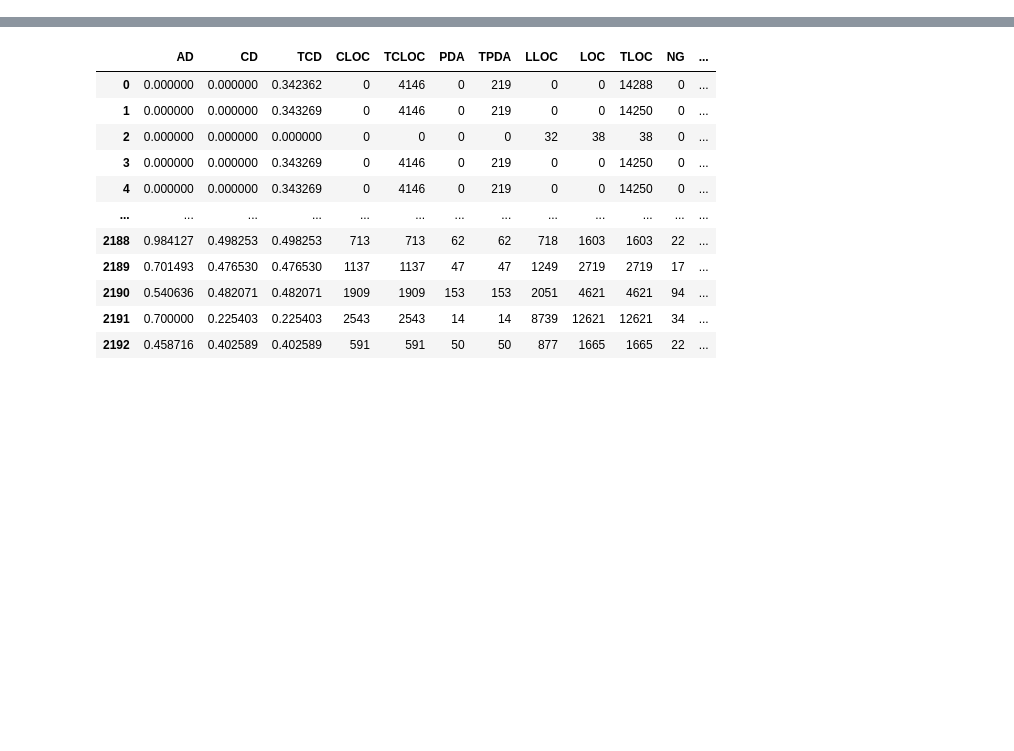
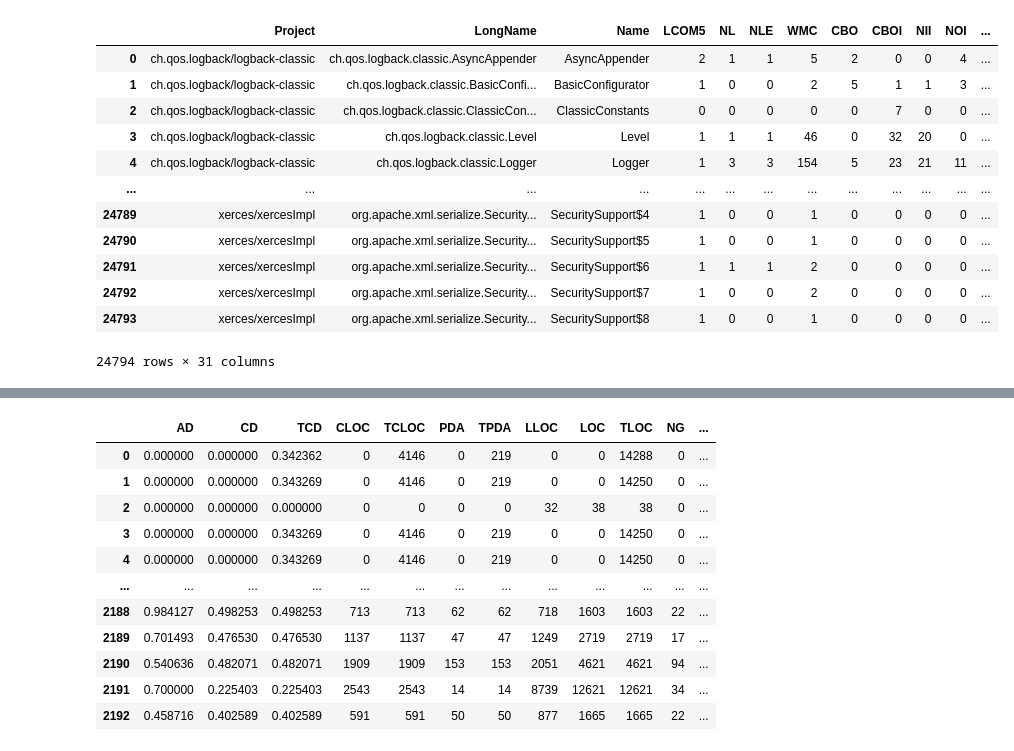
Before and after one commit to NeuralClassifier/ReusabilityRate_ML, a Jupyter notebook: CMPUT_663_ReuseRate_ML.ipynb, the cells around one changed output, grey strips where cells are left out. Cells and saved outputs as stored; diff of their text form; code cells hidden in the pictures; blank space fills up the shorter version.

```diff
--- a/CMPUT_663_ReuseRate_ML.ipynb
+++ b/CMPUT_663_ReuseRate_ML.ipynb
@@ -35,3 +35,18 @@ Unpacking objects: 100% (32/32), done.
 # %%
-df = pd.read_excel('/content/ReusabilityRate_ML/DataSets/packages.xlsx')
+df = pd.read_excel('/content/ReusabilityRate_ML/DataSets/classes.xlsx')
 df.drop(['Unnamed: 0'],axis=1,inplace=True)
+df
+# %% [output]
+|  | Project | LongName | Name | LCOM5 | NL | NLE | WMC | CBO | CBOI | NII | NOI | ... |
+| 0 | ch.qos.logback/logback-classic | ch.qos.logback.classic.AsyncAppender | AsyncAppender | 2 | 1 | 1 | 5 | 2 | 0 | 0 | 4 | ... |
+| 1 | ch.qos.logback/logback-classic | ch.qos.logback.classic.BasicConfi... | BasicConfigurator | 1 | 0 | 0 | 2 | 5 | 1 | 1 | 3 | ... |
+| 2 | ch.qos.logback/logback-classic | ch.qos.logback.classic.ClassicCon... | ClassicConstants | 0 | 0 | 0 | 0 | 0 | 7 | 0 | 0 | ... |
+| 3 | ch.qos.logback/logback-classic | ch.qos.logback.classic.Level | Level | 1 | 1 | 1 | 46 | 0 | 32 | 20 | 0 | ... |
+| 4 | ch.qos.logback/logback-classic | ch.qos.logback.classic.Logger | Logger | 1 | 3 | 3 | 154 | 5 | 23 | 21 | 11 | ... |
+| ... | ... | ... | ... | ... | ... | ... | ... | ... | ... | ... | ... | ... |
+| 24789 | xerces/xercesImpl | org.apache.xml.serialize.Security... | SecuritySupport$4 | 1 | 0 | 0 | 1 | 0 | 0 | 0 | 0 | ... |
+| 24790 | xerces/xercesImpl | org.apache.xml.serialize.Security... | SecuritySupport$5 | 1 | 0 | 0 | 1 | 0 | 0 | 0 | 0 | ... |
+| 24791 | xerces/xercesImpl | org.apache.xml.serialize.Security... | SecuritySupport$6 | 1 | 1 | 1 | 2 | 0 | 0 | 0 | 0 | ... |
+| 24792 | xerces/xercesImpl | org.apache.xml.serialize.Security... | SecuritySupport$7 | 1 | 0 | 0 | 2 | 0 | 0 | 0 | 0 | ... |
+| 24793 | xerces/xercesImpl | org.apache.xml.serialize.Security... | SecuritySupport$8 | 1 | 0 | 0 | 1 | 0 | 0 | 0 | 0 | ... |
+24794 rows × 31 columns
```
Also changed, not shown: parts of 5 cells of this notebook.
